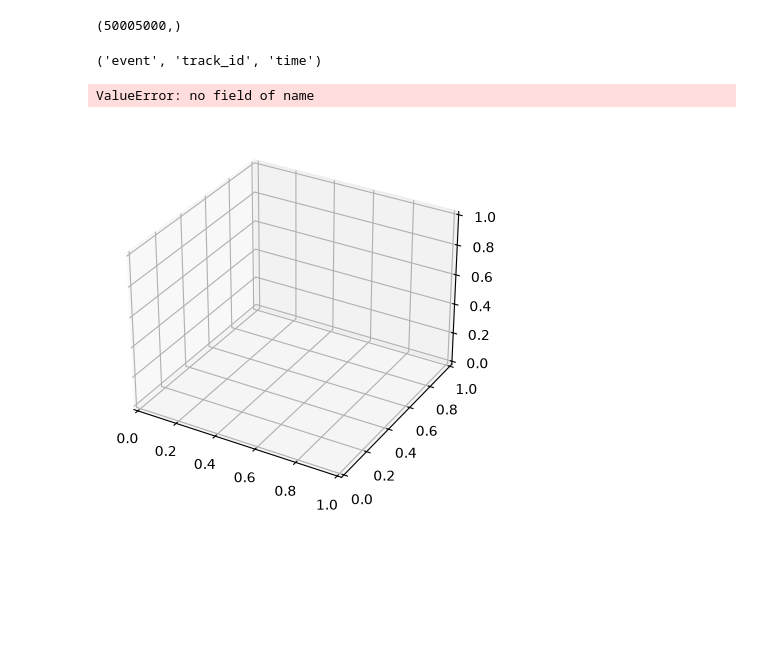
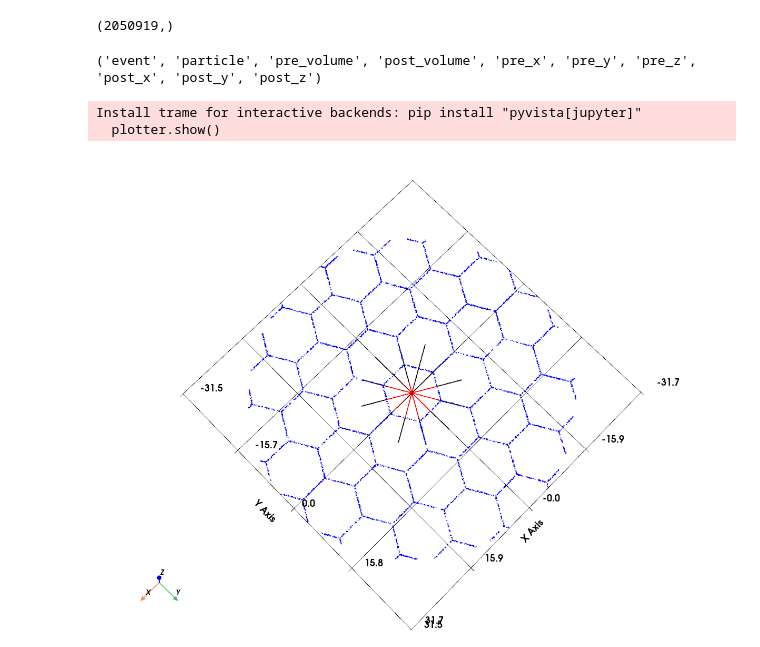
Before and after one commit to rsenaris/cosine, a Jupyter notebook: scripts/geometry_probe_drawing.ipynb, the cells around one changed output. Cells and saved outputs as stored; diff of their text form; code cells hidden in the pictures; blank space fills up the shorter version.

Commit message:
Geometry probe working and able to be drawed. Corrected geometry errors

```diff
--- a/scripts/geometry_probe_drawing.ipynb
+++ b/scripts/geometry_probe_drawing.ipynb
@@ -6,6 +7,6 @@ from mpl_toolkits.mplot3d import Axes3D
 # %%
-with tb.open_file('../out/geometry_probe/geometry_probe_4.h5', 'r') as file:
+with tb.open_file('../out/gate_probe/geometry_probe_4.h5', 'r') as file:
     print(file)
-    print(file.root.MC.tracks.read())
+    print(file.root.MC.volume_changes.read())
     # print(file.root.MC.config.read())
 # %% [output]
@@ -23,14 +28,72 @@ Object Tree:
 # %%
-with tb.open_file('../out/geometry_probe/geometry_probe_4.h5', 'r') as file:
-    tracks = file.root.MC.tracks.read()
+volume_changes = []
+for i in range(12):
+    with tb.open_file(f'../out/gate_probe/geometry_probe_{i}.h5', 'r') as file:
+        volume_changes.append(file.root.MC.volume_changes.read())
 
-print(np.shape(tracks))
+print(np.shape(volume_changes[0]))
 # %% [output]
-(50005000,)
+(2050919,)
 # %%
-print(tracks.dtype.names)
+print(volume_changes[0].dtype.names)
 # %% [output]
-('event', 'track_id', 'time')
+('event', 'particle', 'pre_volume', 'post_volume', 'pre_x', 'pre_y', 'pre_z', 'post_x', 'post_y', 'post_z')
+# %%
+x = np.concatenate([volume_changes[i]['post_x'] for i in range(12)])
+y = np.concatenate([volume_changes[i]['post_y'] for i in range(12)])
+z = np.concatenate([volume_changes[i]['post_z'] for i in range(12)])
+# %%
+points = np.column_stack((x, y, z))
+cloud = pv.PolyData(points)
+
+plotter = pv.Plotter(window_size=(1200, 900))
+plotter.set_scale(xscale=1, yscale=1, zscale=5)
+
+plotter.add_points(
+    cloud,
+    color="blue",
+    point_size=2,
+    render_points_as_spheres=False
+)
+
+# --- LÍNEAS CADA 30 GRADOS EN PLANO XY ---
+
+# radio de las líneas (ajústalo a tu escena)
+radius = 10.2#np.max(np.sqrt(x**2 + y**2))
+
+# altura del plano XY (elige z=0 o el valor que prefieras)
+z0 = z[0]
+
+for angle_deg in range(0, 360, 30):
+    angle = np.deg2rad(angle_deg)
+
+    x_end = radius * np.cos(angle)
+    y_end = radius * np.sin(angle)
+
+    line = pv.Line(
+        pointa=(0, 0, z0),
+        pointb=(x_end, y_end, z0)
+    )
+    line2 = pv.Line(
+        pointa=(0, 0, z0),
+        pointb=(x_end/2, y_end/2, z0)
+    )
+
+    plotter.add_mesh(line, color="black", line_width=2)
+    plotter.add_mesh(line2, color="red", line_width=2)
+
+# --- cámara y extras ---
+plotter.camera.azimuth = 0
+plotter.camera.elevation = 70
+
+plotter.add_axes()
+plotter.show_grid()
+
+plotter.show()
+# %% [output]
+Install trame for interactive backends: pip install "pyvista[jupyter]"
+  plotter.show()
+[figure, added]
 # %%
 
 
@@ -44,6 +107,3 @@ ax.set_ylabel("Y")
 ax.set_zlabel("Z")
 
 plt.show()
-# %% [output]
-ValueError: no field of name
-[figure, removed]
```
Also changed, not shown: parts of 2 cells of this notebook, 9 other files.
